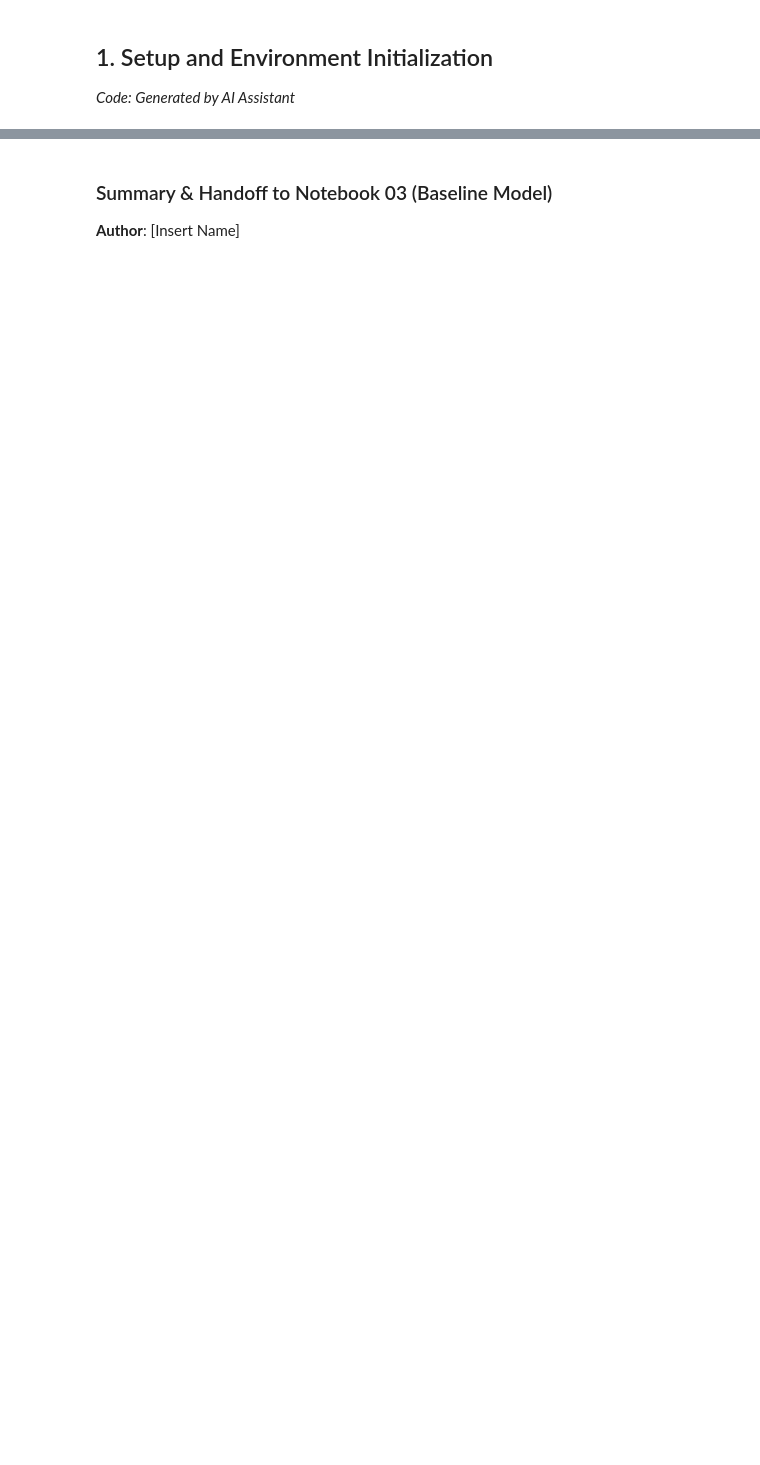
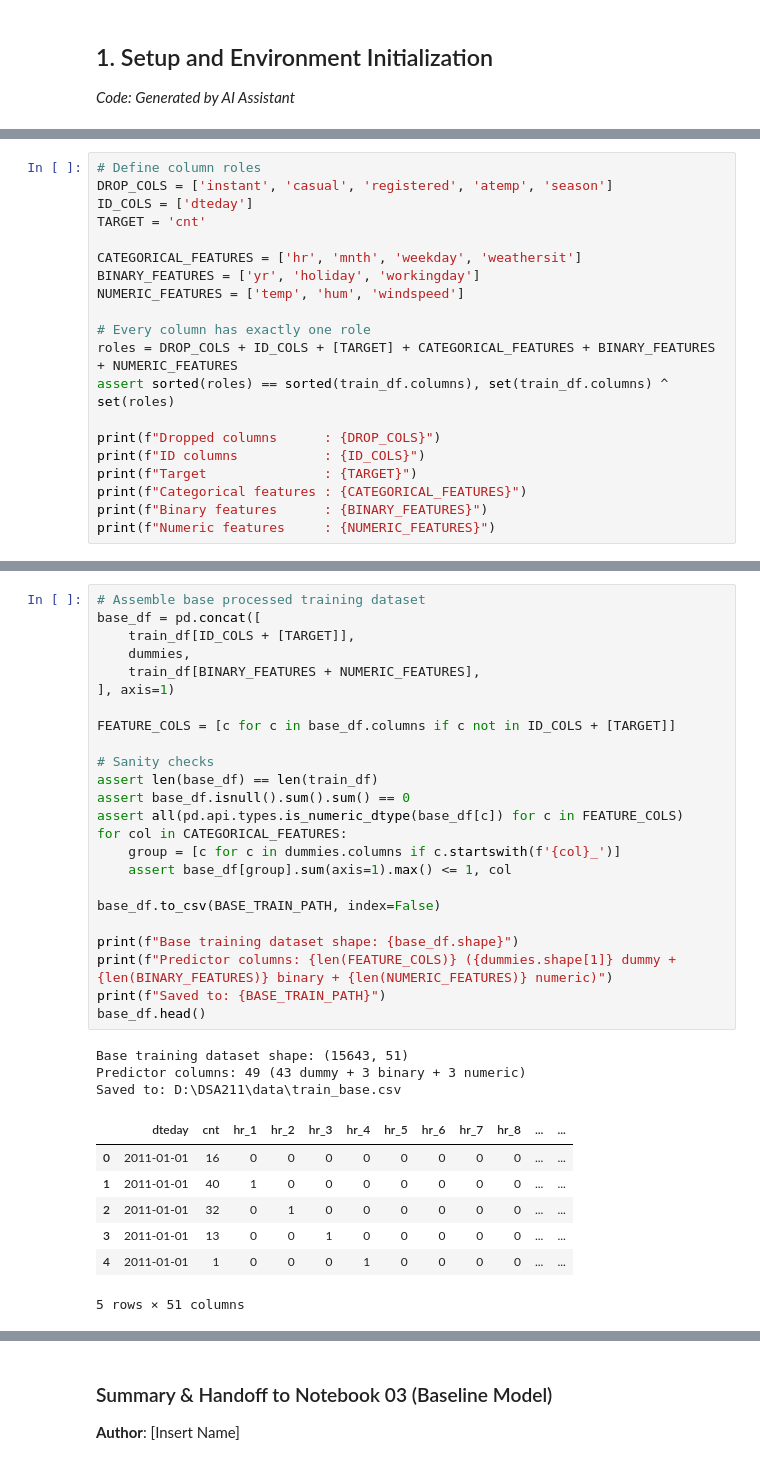
Before and after one commit to SinYang13/DSA211, a Jupyter notebook: notebooks/02 Data Processing.ipynb, the cells around one changed output, grey strips where cells are left out. Cells and saved outputs as stored; diff of their text form; blank space fills up the shorter version.

```diff
--- a/notebooks/02 Data Processing.ipynb
+++ b/notebooks/02 Data Processing.ipynb
@@ -234,0 +61,20 @@ Dropped features      : ['instant', 'dteday', 'casual', 'registered', 'atemp']
+# %%
+# Define column roles
+DROP_COLS = ['instant', 'casual', 'registered', 'atemp', 'season']
+ID_COLS = ['dteday']
+TARGET = 'cnt'
+
+CATEGORICAL_FEATURES = ['hr', 'mnth', 'weekday', 'weathersit']
+BINARY_FEATURES = ['yr', 'holiday', 'workingday']
+NUMERIC_FEATURES = ['temp', 'hum', 'windspeed']
+
+# Every column has exactly one role
+roles = DROP_COLS + ID_COLS + [TARGET] + CATEGORICAL_FEATURES + BINARY_FEATURES + NUMERIC_FEATURES
+assert sorted(roles) == sorted(train_df.columns), set(train_df.columns) ^ set(roles)
+
+print(f"Dropped columns      : {DROP_COLS}")
+print(f"ID columns           : {ID_COLS}")
+print(f"Target               : {TARGET}")
+print(f"Categorical features : {CATEGORICAL_FEATURES}")
+print(f"Binary features      : {BINARY_FEATURES}")
+print(f"Numeric features     : {NUMERIC_FEATURES}")
@@ -301 +142,36 @@ Last 10 feature names : ['weekday_4', 'weekday_5', 'weekday_6', 'temp', 'temp_sq
+# %%
+# Assemble base processed training dataset
+base_df = pd.concat([
+    train_df[ID_COLS + [TARGET]],
+    dummies,
+    train_df[BINARY_FEATURES + NUMERIC_FEATURES],
+], axis=1)
+
+FEATURE_COLS = [c for c in base_df.columns if c not in ID_COLS + [TARGET]]
+
+# Sanity checks
+assert len(base_df) == len(train_df)
+assert base_df.isnull().sum().sum() == 0
+assert all(pd.api.types.is_numeric_dtype(base_df[c]) for c in FEATURE_COLS)
+for col in CATEGORICAL_FEATURES:
+    group = [c for c in dummies.columns if c.startswith(f'{col}_')]
+    assert base_df[group].sum(axis=1).max() <= 1, col
+
+base_df.to_csv(BASE_TRAIN_PATH, index=False)
+
+print(f"Base training dataset shape: {base_df.shape}")
+print(f"Predictor columns: {len(FEATURE_COLS)} ({dummies.shape[1]} dummy + {len(BINARY_FEATURES)} binary + {len(NUMERIC_FEATURES)} numeric)")
+print(f"Saved to: {BASE_TRAIN_PATH}")
+base_df.head()
+# %% [output]
+Base training dataset shape: (15643, 51)
+Predictor columns: 49 (43 dummy + 3 binary + 3 numeric)
+Saved to: D:\DSA211\data\train_base.csv
+|  | dteday | cnt | hr_1 | hr_2 | hr_3 | hr_4 | hr_5 | hr_6 | hr_7 | hr_8 | ... | ... |
+| 0 | 2011-01-01 | 16 | 0 | 0 | 0 | 0 | 0 | 0 | 0 | 0 | ... | ... |
+| 1 | 2011-01-01 | 40 | 1 | 0 | 0 | 0 | 0 | 0 | 0 | 0 | ... | ... |
+| 2 | 2011-01-01 | 32 | 0 | 1 | 0 | 0 | 0 | 0 | 0 | 0 | ... | ... |
+| 3 | 2011-01-01 | 13 | 0 | 0 | 1 | 0 | 0 | 0 | 0 | 0 | ... | ... |
+| 4 | 2011-01-01 | 1 | 0 | 0 | 0 | 1 | 0 | 0 | 0 | 0 | ... | ... |
+5 rows × 51 columns
 # %% [markdown]
```
Also changed, not shown: parts of 30 cells of this notebook, 14 other files.
